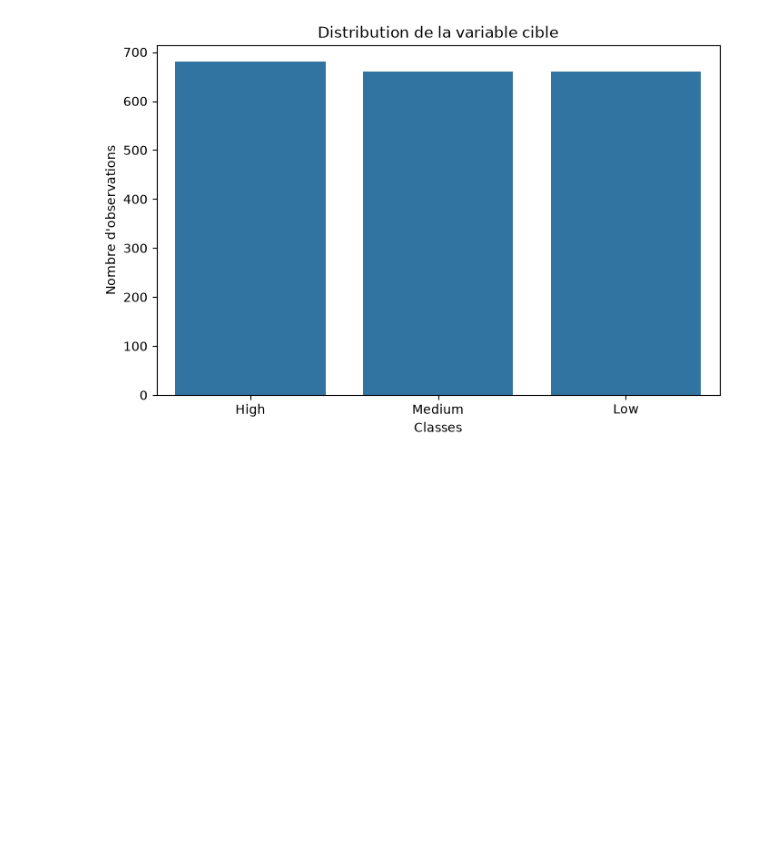
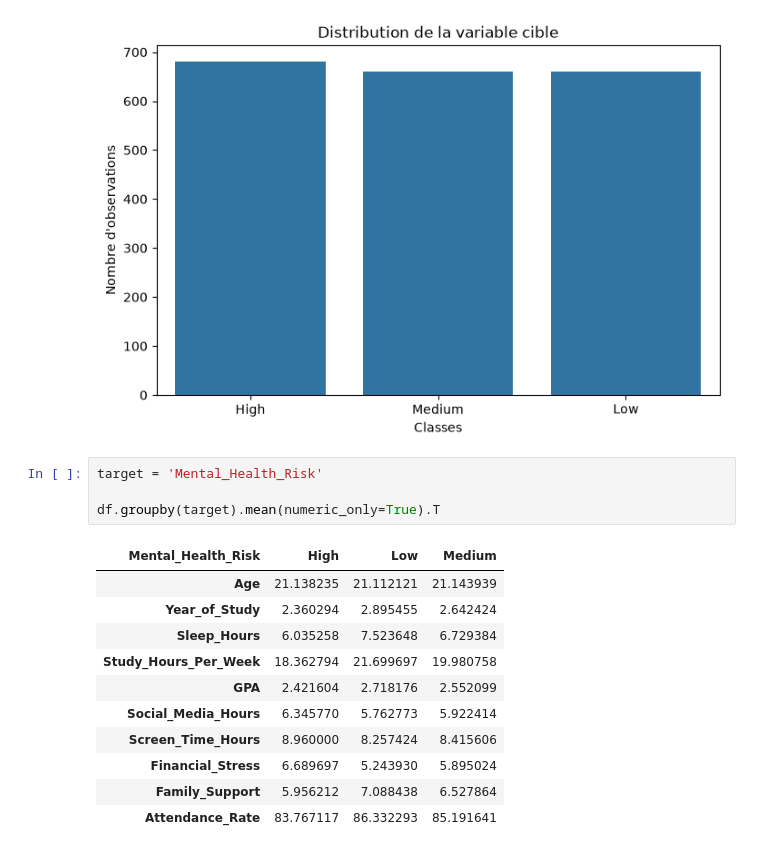
Before and after one commit to Yassinenmila/PsychoTrack, a Jupyter notebook: src/explore.ipynb, the cells around one changed output. Saved outputs shown, nothing was run; the diff lists cells and outputs as text; blank space fills up the shorter version.

```diff
--- a/src/explore.ipynb
+++ b/src/explore.ipynb
@@ -220,3 +200,19 @@ plt.ylabel("Nombre d'observations")
 plt.show()
 # %% [output]
 [figure]
+# %%
+target = 'Mental_Health_Risk'
+
+df.groupby(target).mean(numeric_only=True).T
+# %% [output]
+| Mental_Health_Risk | High | Low | Medium |
+| Age | 21.138235 | 21.112121 | 21.143939 |
+| Year_of_Study | 2.360294 | 2.895455 | 2.642424 |
+| Sleep_Hours | 6.035258 | 7.523648 | 6.729384 |
+| Study_Hours_Per_Week | 18.362794 | 21.699697 | 19.980758 |
+| GPA | 2.421604 | 2.718176 | 2.552099 |
+| Social_Media_Hours | 6.345770 | 5.762773 | 5.922414 |
+| Screen_Time_Hours | 8.960000 | 8.257424 | 8.415606 |
+| Financial_Stress | 6.689697 | 5.243930 | 5.895024 |
+| Family_Support | 5.956212 | 7.088438 | 6.527864 |
+| Attendance_Rate | 83.767117 | 86.332293 | 85.191641 |
```
Also changed, not shown: parts of 2 cells of this notebook, 1 other file.
